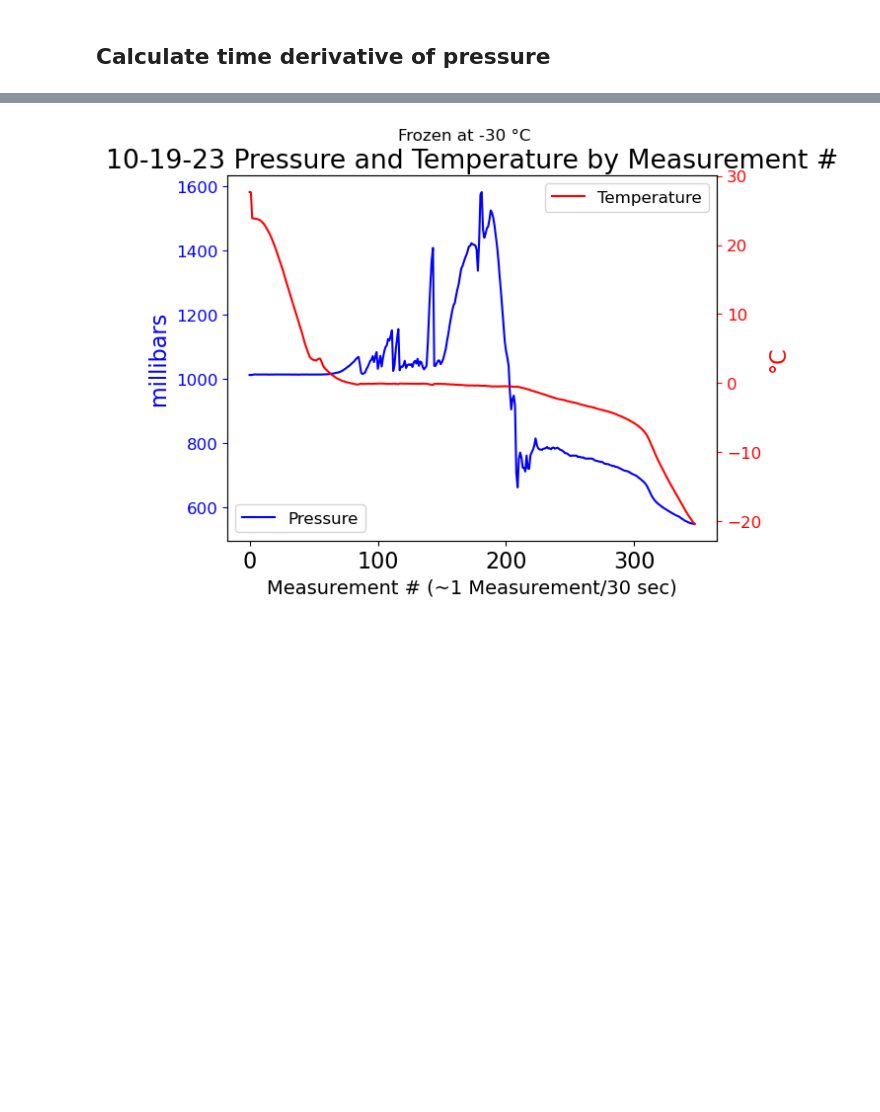
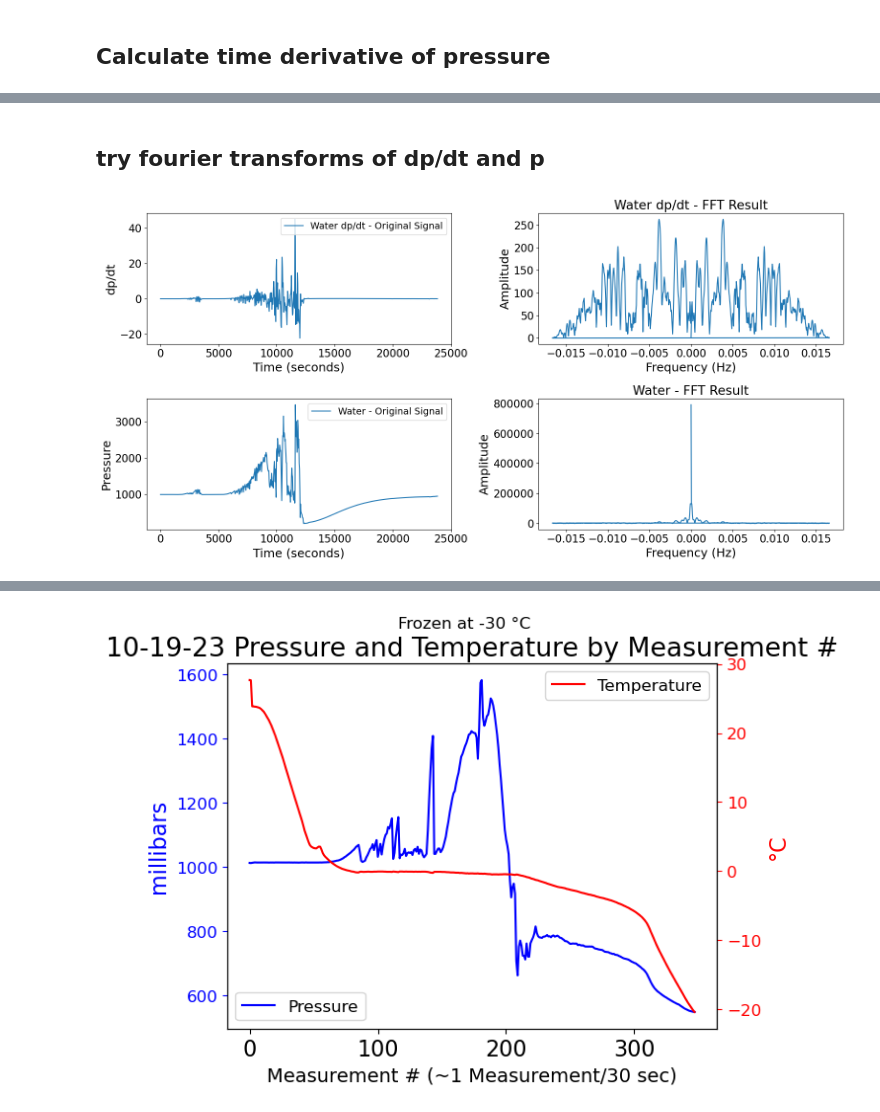
Before and after one commit to GHOpenonic/briny-ice-fracture-mechanics, a Jupyter notebook: measuring pressure.ipynb, the cells around one changed output, grey strips where cells are left out. Cells and saved outputs as stored; diff of their text form; code cells hidden in the pictures; blank space fills up the shorter version.

```diff
--- a/measuring pressure.ipynb
+++ b/measuring pressure.ipynb
@@ -238,0 +239,54 @@ plt.show()
+# %% [markdown]
+## try fourier transforms of dp/dt and p
+# %%
+# Sample data for water dp/dt
+time_water_dp_dt = np.arange(0, len(water_data_11_6_dp_dt)) * 30  # Assuming data is sampled every 30 seconds
+pressure_water_dp_dt = water_data_11_6_dp_dt
+
+# FFT calculation for water dp/dt
+fft_result_water_dp_dt = np.fft.fft(pressure_water_dp_dt)
+freq_water_dp_dt = np.fft.fftfreq(len(pressure_water_dp_dt), d=30)  # d is the sample spacing (30 seconds)
+
+# Sample data for water pressure
+time_water = np.arange(0, len(water_data_11_6)) * 30  # Assuming data is sampled every 30 seconds
+pressure_water = water_data_11_6[1]
+
+# FFT calculation for water pressure
+fft_result_water = np.fft.fft(pressure_water)
+freq_water = np.fft.fftfreq(len(pressure_water), d=30)  # d is the sample spacing (30 seconds)
+
+# Plotting
+plt.figure(figsize=(16, 8))
+
+# Subplot 1: Original signal for water dp/dt
+plt.subplot(2, 2, 1)
+plt.plot(time_water_dp_dt, pressure_water_dp_dt, label='Water dp/dt - Original Signal')
+plt.xlabel('Time (seconds)')
+plt.ylabel('dp/dt')
+plt.legend()
+
+# Subplot 2: FFT result for water dp/dt
+plt.subplot(2, 2, 2)
+plt.plot(freq_water_dp_dt, np.abs(fft_result_water_dp_dt))
+plt.xlabel('Frequency (Hz)')
+plt.ylabel('Amplitude')
+plt.title('Water dp/dt - FFT Result')
+
+# Subplot 3: Original signal for water pressure
+plt.subplot(2, 2, 3)
+plt.plot(time_water, pressure_water, label='Water - Original Signal')
+plt.xlabel('Time (seconds)')
+plt.ylabel('Pressure')
+plt.legend()
+
+# Subplot 4: FFT result for water pressure
+plt.subplot(2, 2, 4)
+plt.plot(freq_water, np.abs(fft_result_water))
+plt.xlabel('Frequency (Hz)')
+plt.ylabel('Amplitude')
+plt.title('Water - FFT Result')
+
+plt.tight_layout()
+plt.show()
+# %% [output]
+[figure, added]
```
Also changed, not shown: parts of 2 cells of this notebook.
